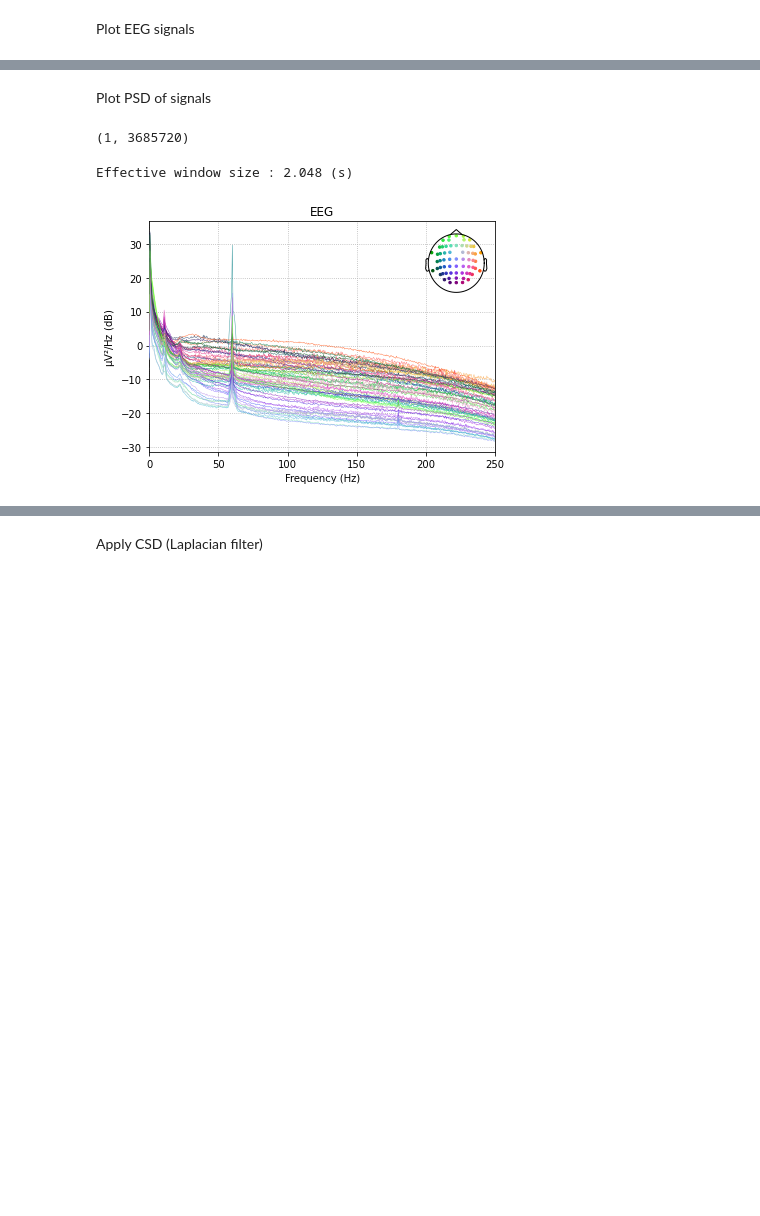
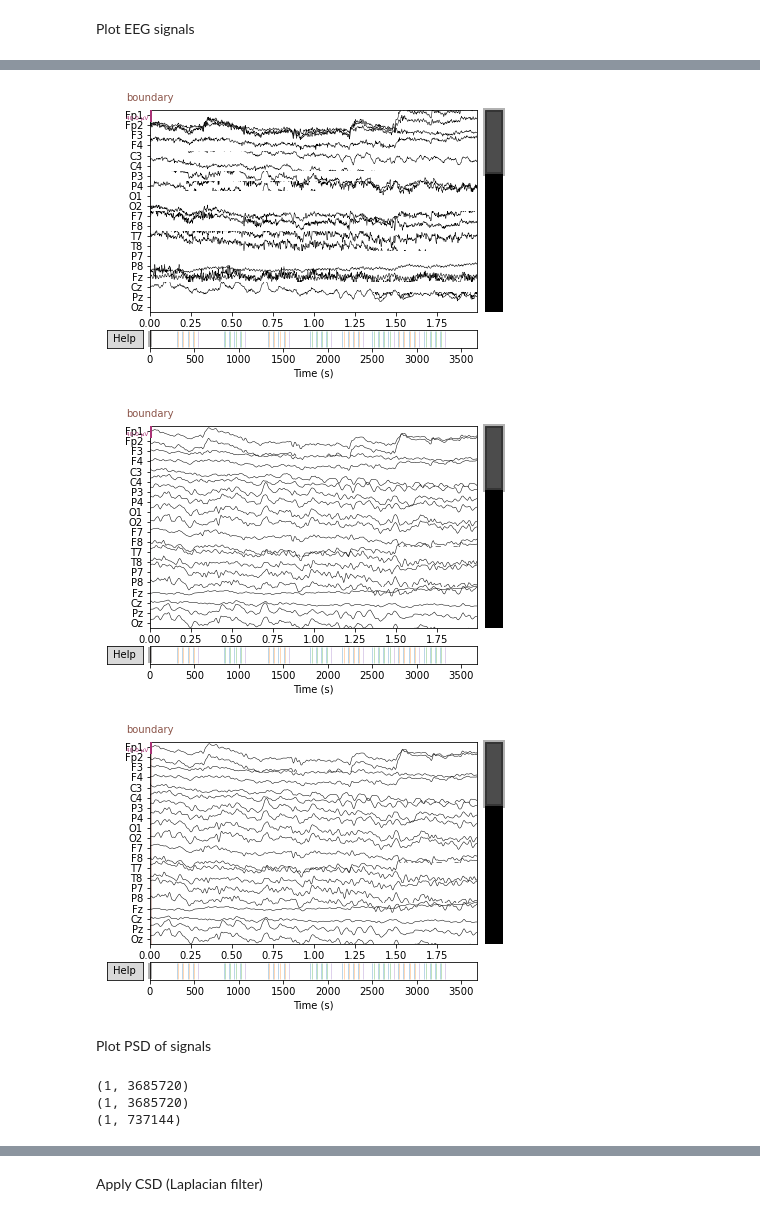
Before and after one commit to raffaela/eeg_emocoes, a Jupyter notebook: read_EEG.ipynb, the cells around one changed output, grey strips where cells are left out. Cells and saved outputs as stored; diff of their text form; code cells hidden in the pictures; blank space fills up the shorter version.

```diff
--- a/read_EEG.ipynb
+++ b/read_EEG.ipynb
@@ -84,11 +104,20 @@ Designing a one-pass, zero-phase, non-causal bandpass filter:
+# %%
+filt_downsample = filt_raw.copy().resample(200, npad='auto')
+# %%
+raw.plot(duration=2, n_channels=20, remove_dc=False);
+filt_raw.plot(duration=2, n_channels=20, remove_dc=False);
+filt_downsample.plot(duration=2, n_channels=20, remove_dc=False);
+# %% [output]
+[figure, added]
+[figure, added]
+[figure, added]
 # %% [markdown]
 Plot PSD of signals
-# %%
-raw['P3',:][0].shape
-# %% [output]
-(1, 3685720)
-# %%
-raw.plot_psd(fmax=250);
-# %% [output]
-Effective window size : 2.048 (s)
-[figure, removed]
+# %%
+print(raw['P3',:][0].shape)
+print(filt_raw['P3',:][0].shape)
+print(filt_downsample['P3',:][0].shape)
+# %% [output]
+(1, 3685720)
+(1, 3685720)
+(1, 737144)
```
Also changed, not shown: parts of 31 cells of this notebook, 1 other file.
